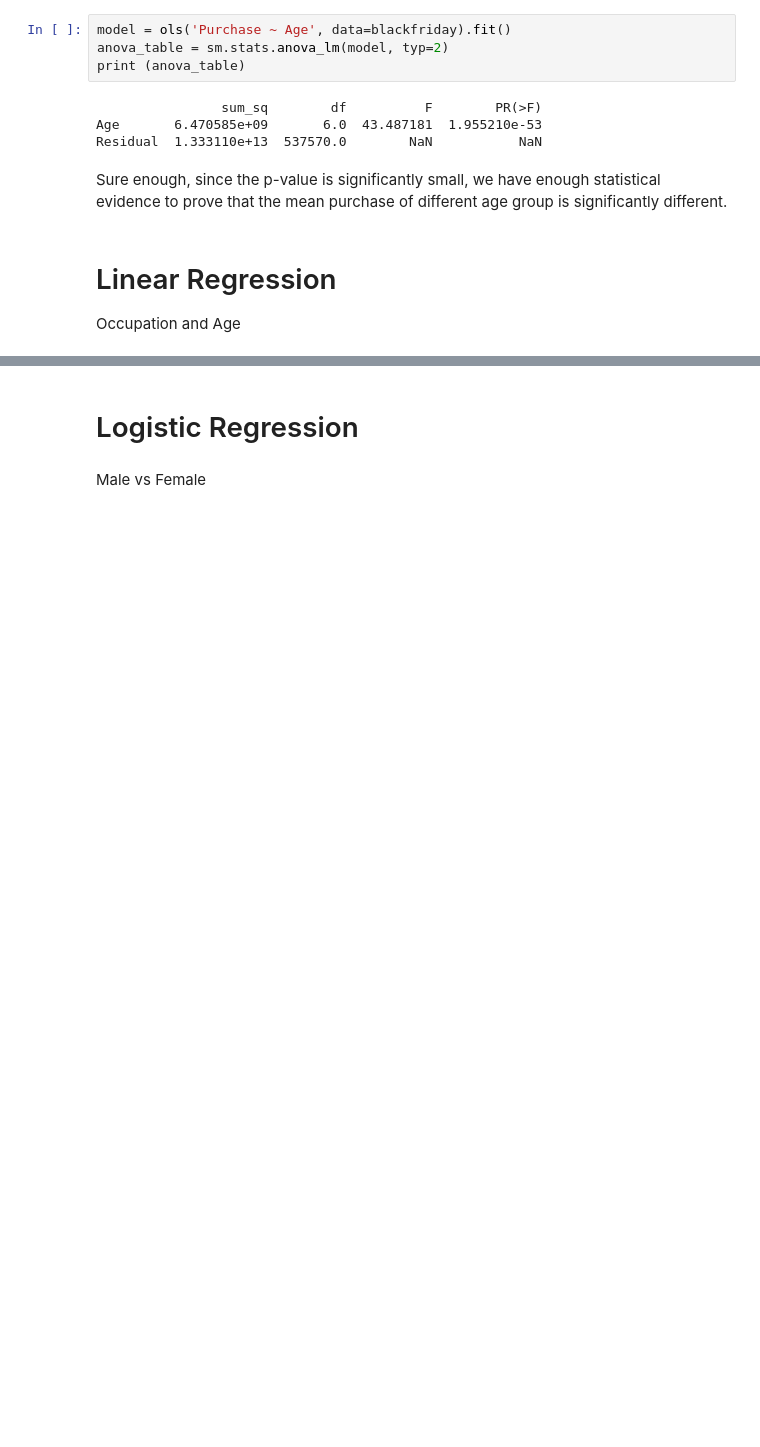
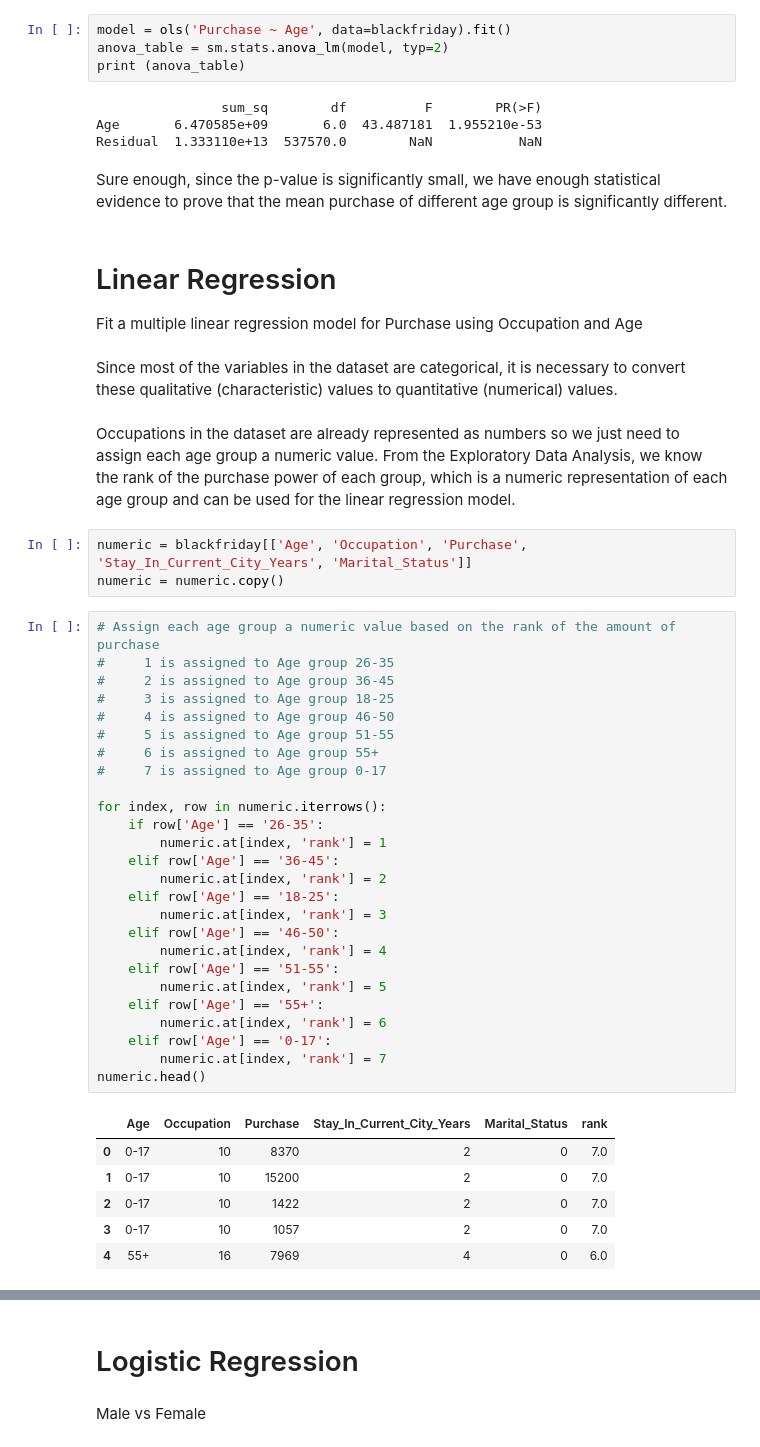
Before and after one commit to mtruon11/Black-Friday-Analysis, a Jupyter notebook: Black-Friday-Analysis.ipynb, the cells around one changed output, grey strips where cells are left out. Drawn from its saved outputs; the diff is of its cells as text; blank space fills up the shorter version.

Commit message:
Linear regression

```diff
--- a/Black-Friday-Analysis.ipynb
+++ b/Black-Friday-Analysis.ipynb
@@ -625,4 +623,45 @@ Residual  1.333110e+13  537570.0        NaN           NaN
 Sure enough, since the p-value is significantly small, we have enough statistical evidence to prove that the mean purchase of different age group is significantly different.
 # %% [markdown]
 # <section id="9">Linear Regression </section>
-Occupation and Age
+Fit a multiple linear regression model for Purchase using Occupation and Age
+# %% [markdown]
+Since most of the variables in the dataset are categorical, it is necessary to convert these qualitative (characteristic) values to quantitative (numerical) values.
+# %% [markdown]
+Occupations in the dataset are already represented as numbers so we just need to assign each age group a numeric value. From the
+Exploratory Data Analysis, we know the rank of the purchase power of each group, which is a numeric representation of each age group and can be used for the linear regression model.
+# %%
+numeric = blackfriday[['Age', 'Occupation', 'Purchase', 'Stay_In_Current_City_Years', 'Marital_Status']]
+numeric = numeric.copy()
+# %%
+# Assign each age group a numeric value based on the rank of the amount of purchase
+#     1 is assigned to Age group 26-35
+#     2 is assigned to Age group 36-45
+#     3 is assigned to Age group 18-25
+#     4 is assigned to Age group 46-50
+#     5 is assigned to Age group 51-55
+#     6 is assigned to Age group 55+
+#     7 is assigned to Age group 0-17
+
+for index, row in numeric.iterrows():
+    if row['Age'] == '26-35':
+        numeric.at[index, 'rank'] = 1
+    elif row['Age'] == '36-45':
+        numeric.at[index, 'rank'] = 2
+    elif row['Age'] == '18-25':
+        numeric.at[index, 'rank'] = 3
+    elif row['Age'] == '46-50':
+        numeric.at[index, 'rank'] = 4
+    elif row['Age'] == '51-55':
+        numeric.at[index, 'rank'] = 5
+    elif row['Age'] == '55+':
+        numeric.at[index, 'rank'] = 6
+    elif row['Age'] == '0-17':
+        numeric.at[index, 'rank'] = 7
+numeric.head()
+# %% [output]
+|  | Age | Occupation | Purchase | Stay_In_Current_City_Years | Marital_Status | rank |
+| 0 | 0-17 | 10 | 8370 | 2 | 0 | 7.0 |
+| 1 | 0-17 | 10 | 15200 | 2 | 0 | 7.0 |
+| 2 | 0-17 | 10 | 1422 | 2 | 0 | 7.0 |
+| 3 | 0-17 | 10 | 1057 | 2 | 0 | 7.0 |
+| 4 | 55+ | 16 | 7969 | 4 | 0 | 6.0 |
```
Also changed, not shown: parts of 10 cells of this notebook.
